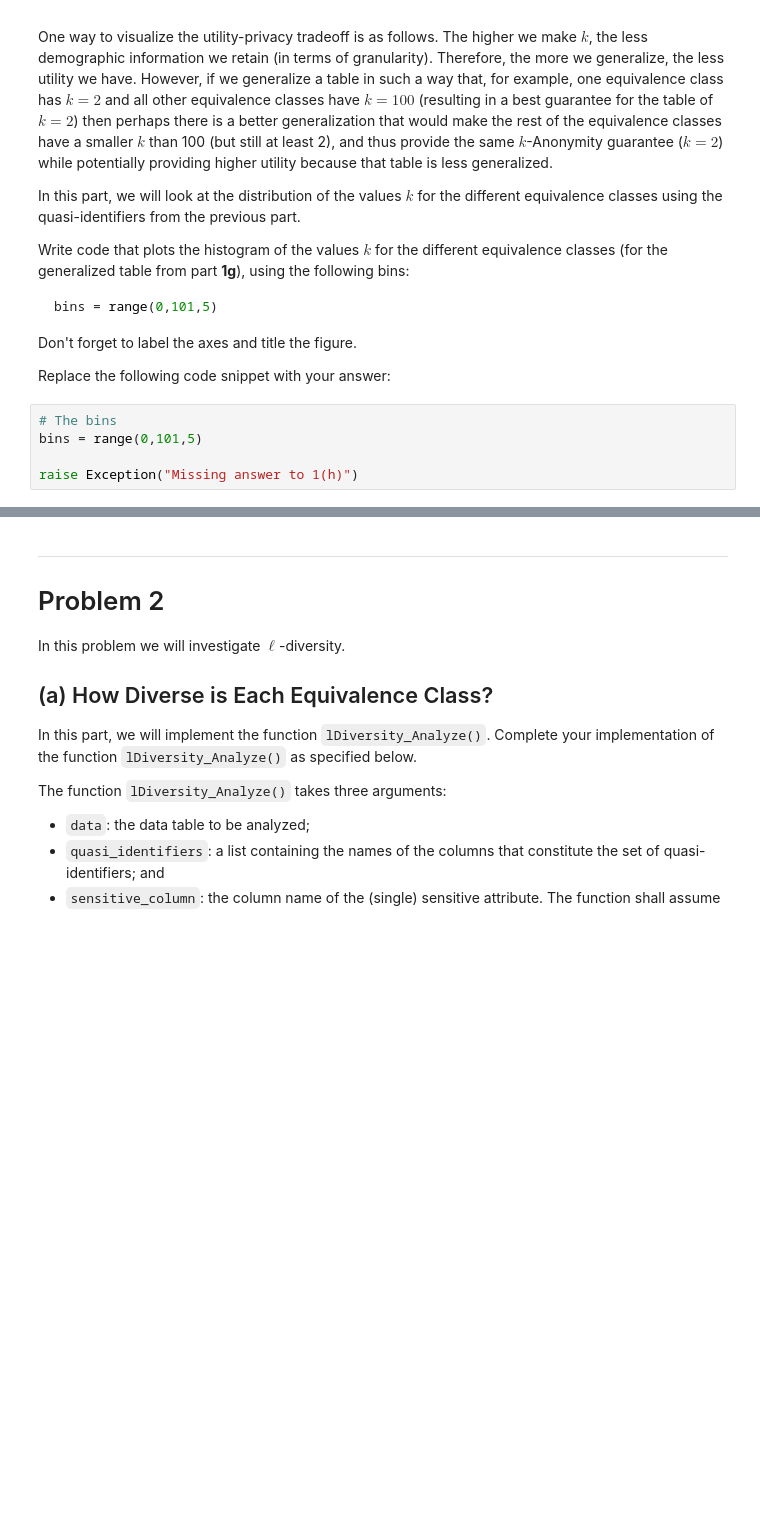
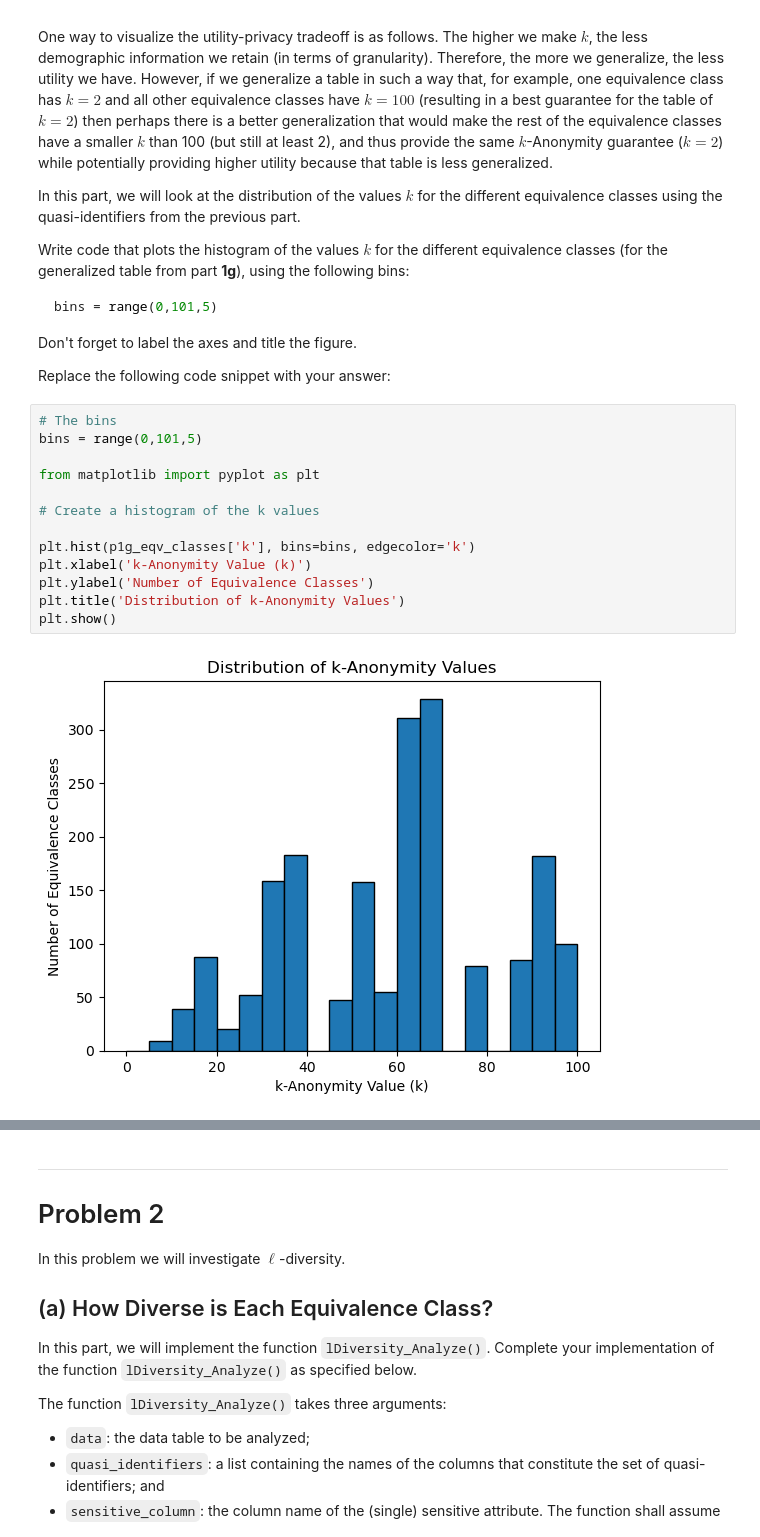
Before and after one commit to marcelolunavilar/PrivacyEngineering, a Jupyter notebook: Lab2.ipynb, the cells around one changed output, grey strips where cells are left out. Drawn from its saved outputs; the diff is of its cells as text; blank space fills up the shorter version.

```diff
--- a/Lab2.ipynb
+++ b/Lab2.ipynb
@@ -541,8 +728,18 @@ Replace the following code snippet with your answer:
 # %%
 # The bins
 bins = range(0,101,5)
 
-raise Exception("Missing answer to 1(h)")
+from matplotlib import pyplot as plt
+
+# Create a histogram of the k values
+
+plt.hist(p1g_eqv_classes['k'], bins=bins, edgecolor='k')
+plt.xlabel('k-Anonymity Value (k)')
+plt.ylabel('Number of Equivalence Classes')
+plt.title('Distribution of k-Anonymity Values')
+plt.show()
+# %% [output]
+[figure, added]
 # %% [markdown]
 ### In this Markdown cell, answer the following question
 
```
Also changed, not shown: parts of 20 cells of this notebook, 1 other file.
